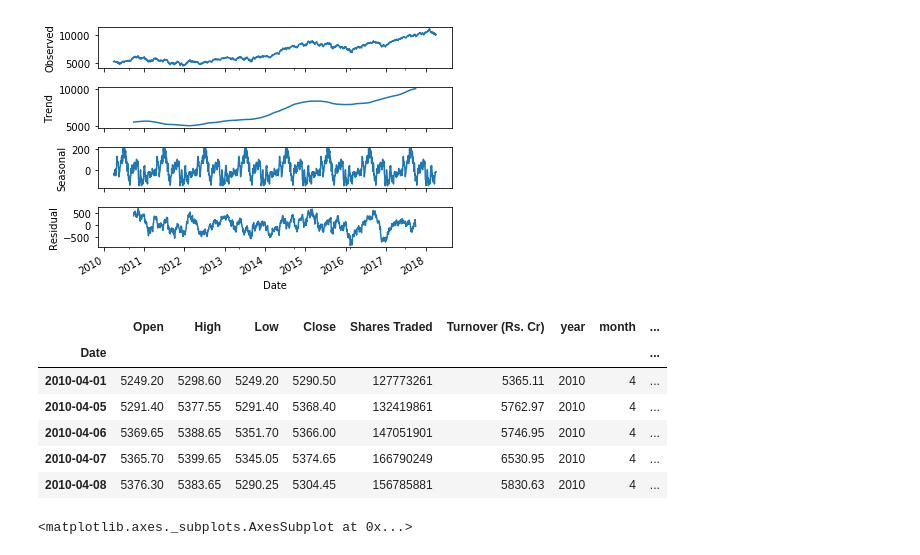
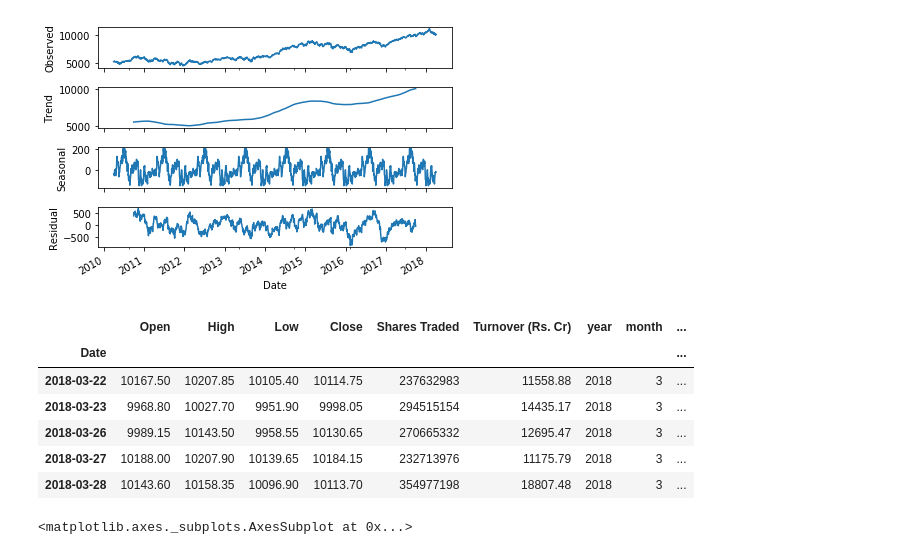
Before and after one commit to Abhijeet-Katiyar/Summer, a Jupyter notebook: Report4.ipynb, the cells around one changed output. Drawn from its saved outputs; the diff is of its cells as text; code cells hidden in the pictures.

```diff
--- a/Report4.ipynb
+++ b/Report4.ipynb
@@ -564,15 +564,15 @@ def single_smoothing(x, alpha):
     return F
 Nifty_data['Single_Exponential_Forecast'] = single_smoothing(Nifty_data['Close'], 0.4)
 # %%
-Nifty_data.head()
+Nifty_data.tail()
 # %% [output]
 |  | Open | High | Low | Close | Shares Traded | Turnover (Rs. Cr) | year | month | ... |
 | Date |  |  |  |  |  |  |  |  | ... |
-| 2010-04-01 | 5249.20 | 5298.60 | 5249.20 | 5290.50 | 127773261 | 5365.11 | 2010 | 4 | ... |
-| 2010-04-05 | 5291.40 | 5377.55 | 5291.40 | 5368.40 | 132419861 | 5762.97 | 2010 | 4 | ... |
-| 2010-04-06 | 5369.65 | 5388.65 | 5351.70 | 5366.00 | 147051901 | 5746.95 | 2010 | 4 | ... |
-| 2010-04-07 | 5365.70 | 5399.65 | 5345.05 | 5374.65 | 166790249 | 6530.95 | 2010 | 4 | ... |
-| 2010-04-08 | 5376.30 | 5383.65 | 5290.25 | 5304.45 | 156785881 | 5830.63 | 2010 | 4 | ... |
+| 2018-03-22 | 10167.50 | 10207.85 | 10105.40 | 10114.75 | 237632983 | 11558.88 | 2018 | 3 | ... |
+| 2018-03-23 | 9968.80 | 10027.70 | 9951.90 | 9998.05 | 294515154 | 14435.17 | 2018 | 3 | ... |
+| 2018-03-26 | 9989.15 | 10143.50 | 9958.55 | 10130.65 | 270665332 | 12695.47 | 2018 | 3 | ... |
+| 2018-03-27 | 10188.00 | 10207.90 | 10139.65 | 10184.15 | 232713976 | 11175.79 | 2018 | 3 | ... |
+| 2018-03-28 | 10143.60 | 10158.35 | 10096.90 | 10113.70 | 354977198 | 18807.48 | 2018 | 3 | ... |
 # %%
 Nifty_data['Close'].plot(color='b')
 Nifty_data['Single_Exponential_Forecast'].plot(color='r')
```
Also changed, not shown: parts of 8 cells of this notebook.
